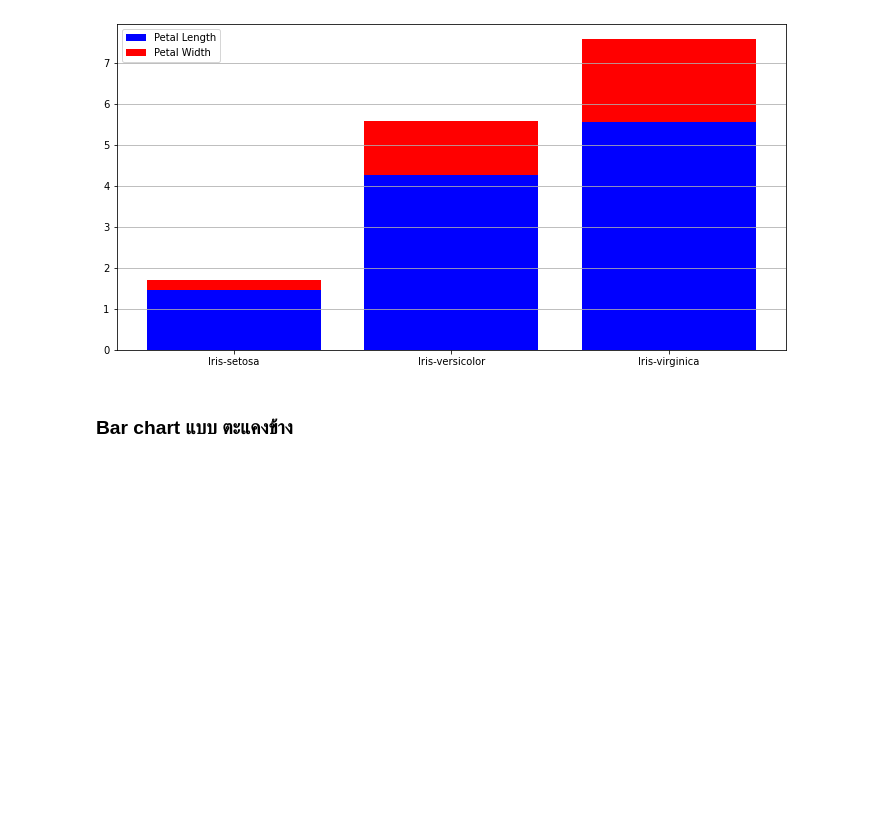
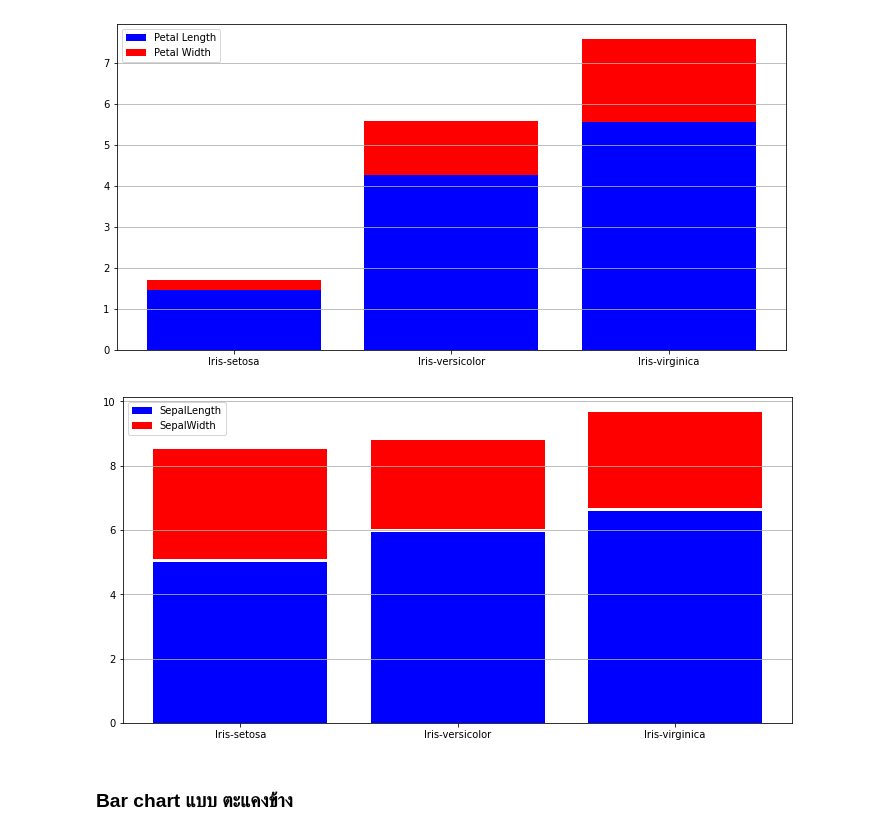
Before and after one commit to Aomaphisara/BasicProg_DataViz65, a Jupyter notebook: DataViz04_Data_Comparison.ipynb, the cells around one changed output. Saved outputs shown, nothing was run; the diff lists cells and outputs as text; code cells hidden in the pictures; blank space fills up the shorter version.

```diff
--- a/DataViz04_Data_Comparison.ipynb
+++ b/DataViz04_Data_Comparison.ipynb
@@ -330,6 +330,14 @@ plt.grid(True,axis='y')
 plt.legend();
 # %% [output]
 [figure]
+# %%
+plt.bar([1,2,3],sample_data['SepalLength'],color='b',label='SepalLength')
+plt.bar([1,2,3],sample_data['SepalWidth'],bottom=sample_data['SepalLength']+0.1,color='r',label='SepalWidth') #bottom เริ่มที่ความสูงของบาร์ก่อนหน้า (เอาอีกอันมาทับ) #+ ก่อน ,color เพิ่มช่องว่าง
+plt.xticks([1,2,3], sample_data.reset_index()['Name'])
+plt.grid(True,axis='y')
+plt.legend(loc =2 );
+# %% [output]
+[figure, added]
 # %% [markdown]
 ### Bar chart แบบ ตะแคงข้าง
 # %%
```
Also changed, not shown: parts of 29 cells of this notebook.
